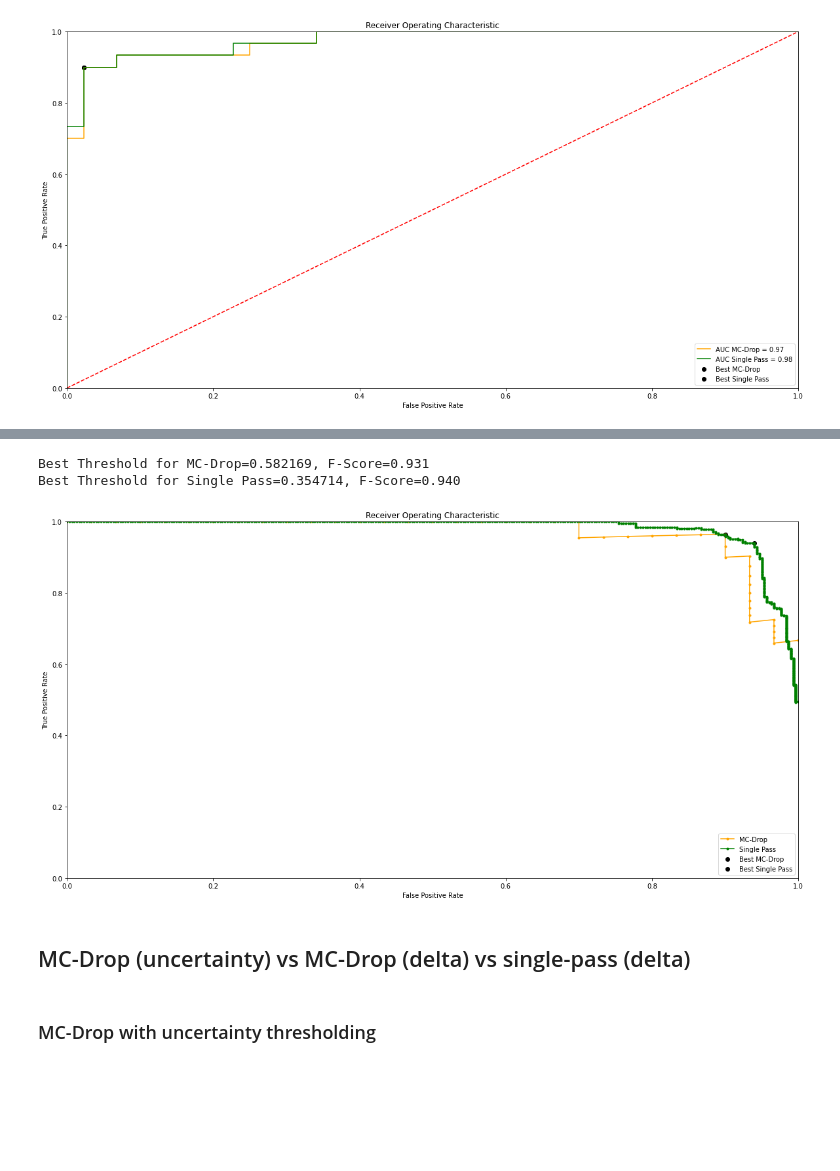
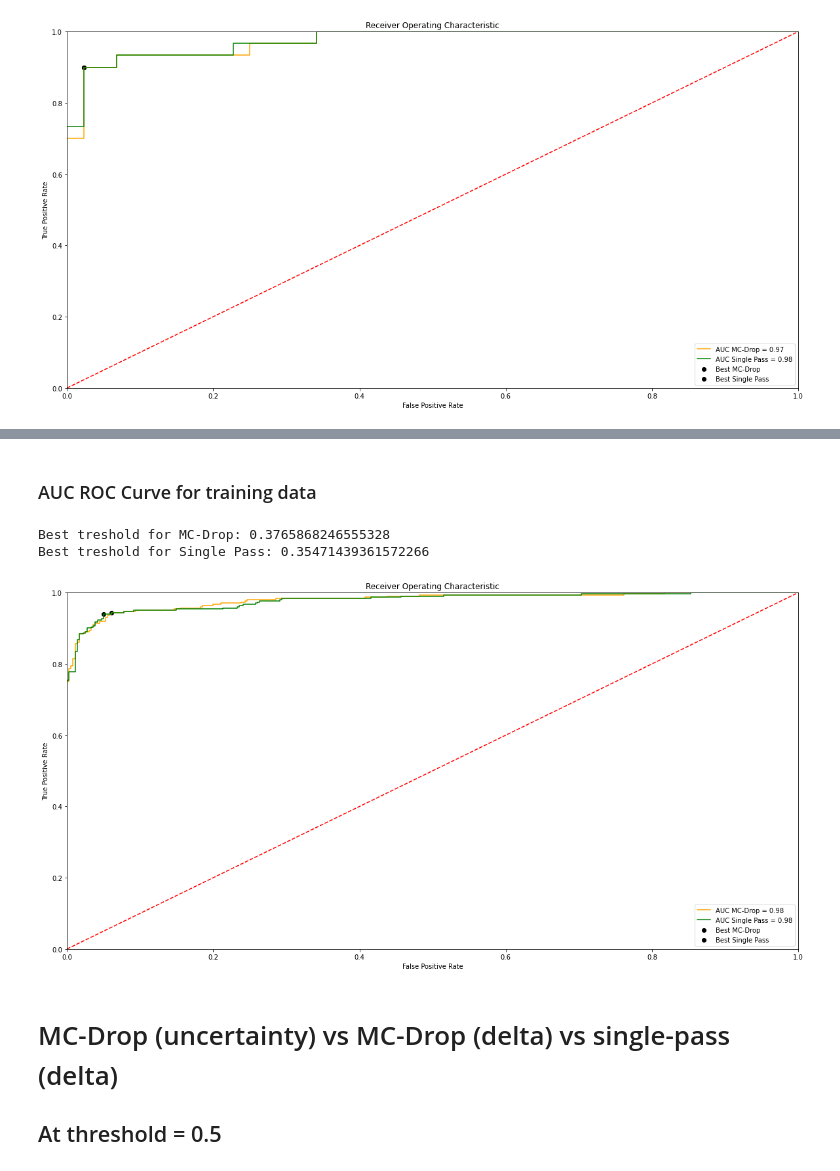
Before and after one commit to tighu20/adni_phenotypes, a Jupyter notebook: results/ADNI_test_Results.ipynb, the cells around one changed output, grey strips where cells are left out. Cells and saved outputs as stored; diff of their text form; code cells hidden in the pictures; blank space fills up the shorter version.

Commit message:
reorganisation on mcdrop vs single pass

```diff
--- a/results/ADNI_test_Results.ipynb
+++ b/results/ADNI_test_Results.ipynb
@@ -132,31 +151,3 @@ single_pass
-# %%
-def plot_all_roc_curves(mcdrop_df, singlpass_df):
-    def plot_roc_stuff(tmp_df, label, color):
-        preds = tmp_df['mean']
-        fpr, tpr, thresholds = metrics.roc_curve(tmp_df['diagnosis'], preds)
-        roc_auc = metrics.auc(fpr, tpr)
-
-        # Youden’s J statistic
-        J = tpr - fpr
-        ix = np.argmax(J)
-        best_thresh = thresholds[ix]
-        print(f'Best treshold for {label}: {best_thresh}')
-
-        plt.plot(fpr, tpr, 'b', label = f'AUC {label} = %0.2f' % roc_auc, color=color)
-        plt.scatter(fpr[ix], tpr[ix], marker='o', color='black', label=f'Best {label}')
-
-    plt.subplots(figsize=(20, 10))
-    plt.title('Receiver Operating Characteristic')
-    plot_roc_stuff(mcdrop_df, 'MC-Drop', 'orange')
-    plot_roc_stuff(singlpass_df, 'Single Pass', 'green')
-    plt.legend(loc = 'lower right')
-    plt.plot([0, 1], [0, 1],'r--')
-    plt.xlim([0, 1])
-    plt.ylim([0, 1])
-    plt.ylabel('True Positive Rate')
-    plt.xlabel('False Positive Rate')
-    plt.show()
-    plt.close()
 # %%
 plot_all_roc_curves(joined_df, single_pass)
 # %% [output]
@@ -223,8 +163,21 @@ Best Threshold for Single Pass=0.588467, F-Score=0.931
-# %%
-plot_all_pr_curves(joined_train_df, single_train_pass)
-# %% [output]
-Best Threshold for MC-Drop=0.582169, F-Score=0.931
-Best Threshold for Single Pass=0.354714, F-Score=0.940
-[figure, removed]
+# %% [markdown]
+### AUC ROC Curve for training data
+# %%
+adni_train_diag = pd.read_csv('../data/adni_train_scaled_corrected.csv', index_col=0)['diagnosis']
+res_train_df = pd.read_csv('latest_output_adni_train_50.csv', index_col=0)
+joined_train_df = res_train_df.join(adni_train_diag, how='inner')
+
+
+
+single_train_pass = pd.read_csv('latest_output_adni_train_1.csv', index_col=0)
+single_train_pass = single_train_pass.join(adni_train_diag, how='inner')
+
+plot_all_roc_curves(joined_train_df, single_train_pass)
+# %% [output]
+Best treshold for MC-Drop: 0.3765868246555328
+Best treshold for Single Pass: 0.35471439361572266
+[figure, added]
 # %% [markdown]
-## MC-Drop (uncertainty) vs MC-Drop (delta) vs single-pass (delta)
+# MC-Drop (uncertainty) vs MC-Drop (delta) vs single-pass (delta)
+
+## At threshold = 0.5
@@ -249,2 +183,0 @@ def populate_arrs_for_df(df, accs_arr, sens_arr, spes_arr, people_arr, ppvs_arr,
-# %% [markdown]
-### MC-Drop with uncertainty thresholding
```
Also changed, not shown: parts of 26 cells of this notebook, 3 other files.
